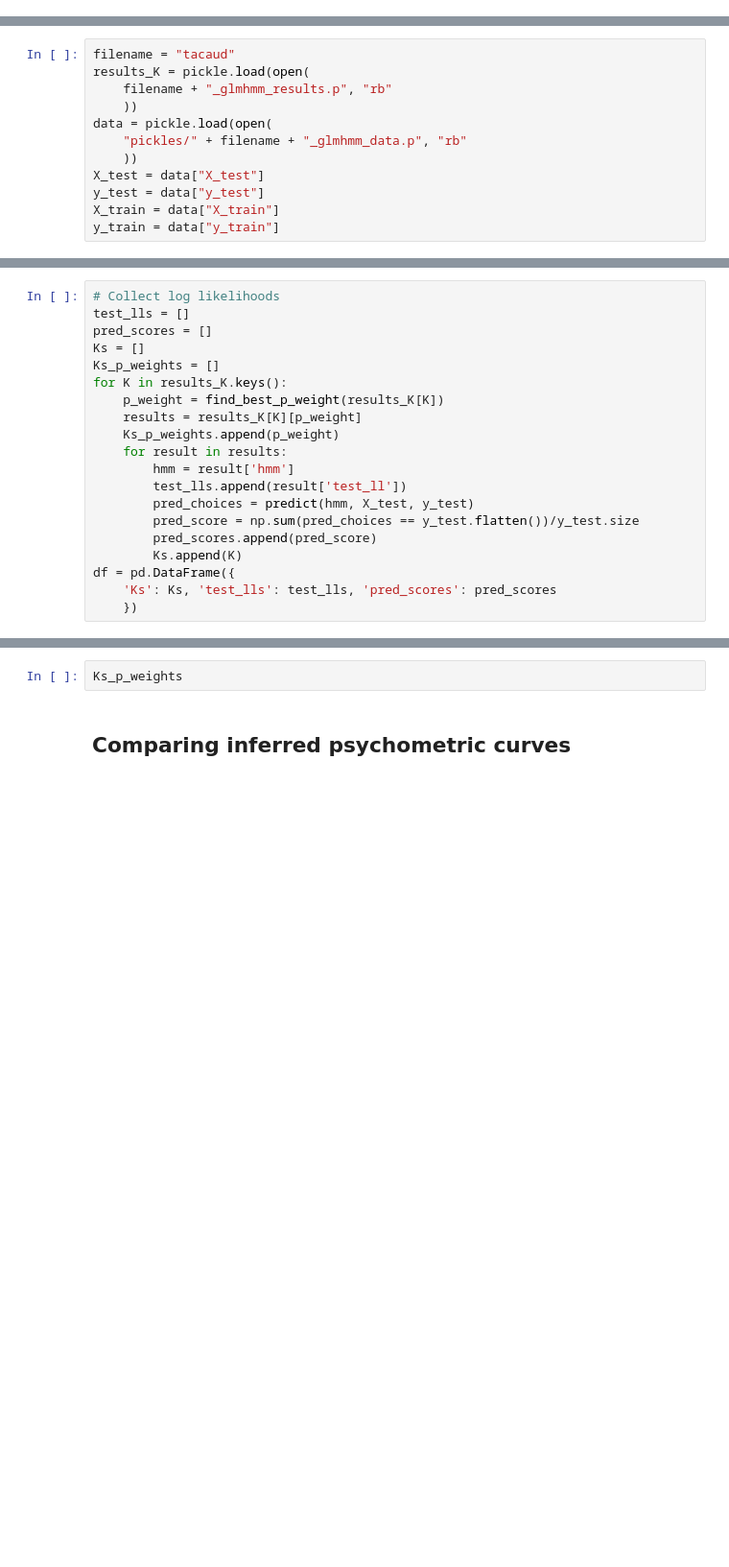
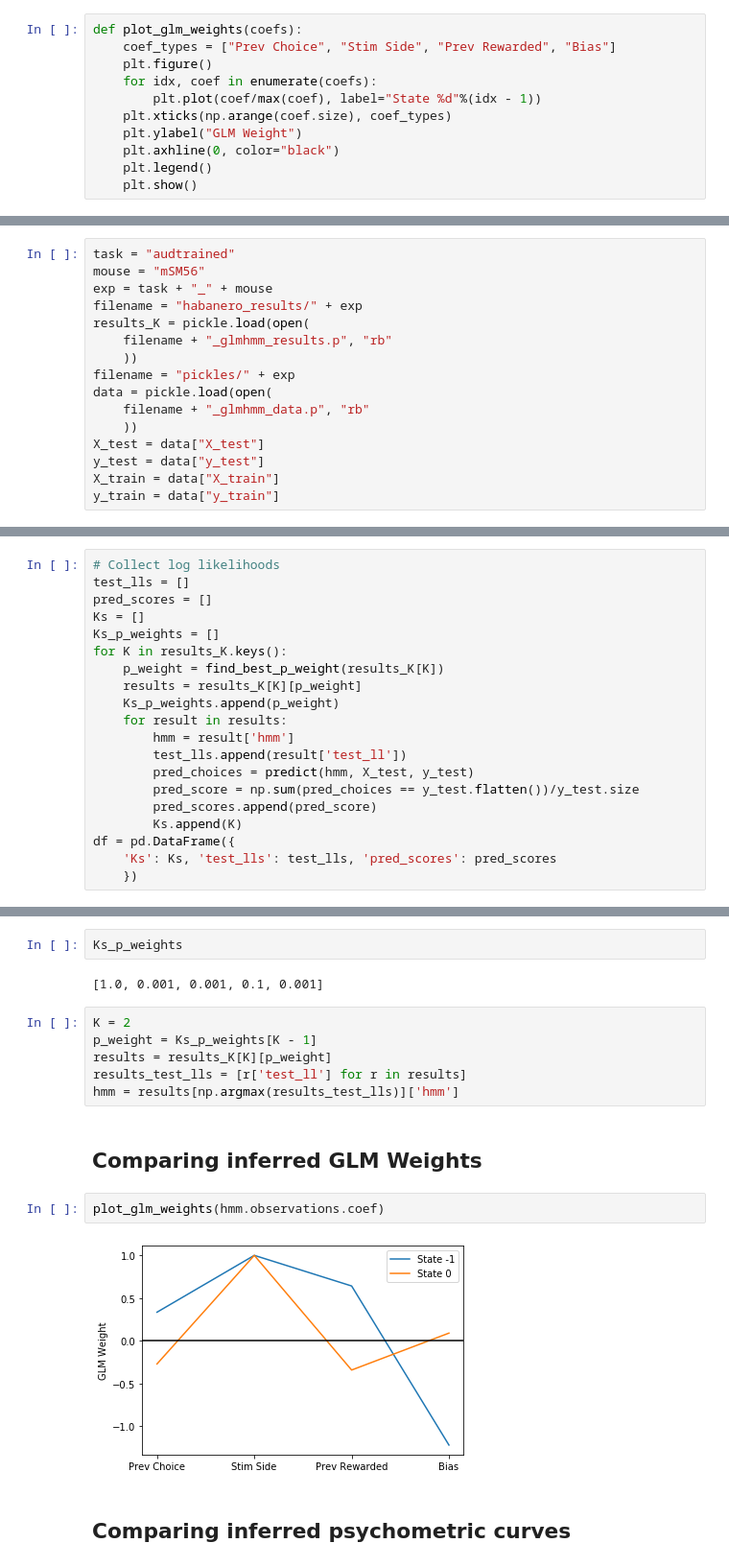
Before and after one commit to chingf/glm-hmm, a Jupyter notebook: 2019-11-24-glmhmm.ipynb, the cells around one changed output, grey strips where cells are left out. Shown at 96% size. Saved outputs shown, nothing was run; the diff lists cells and outputs as text; blank space fills up the shorter version.

```diff
--- a/2019-11-24-glmhmm.ipynb
+++ b/2019-11-24-glmhmm.ipynb
@@ -104,0 +36,11 @@ def plot_psychometric_coefs(coefs):
+# %%
+def plot_glm_weights(coefs):
+    coef_types = ["Prev Choice", "Stim Side", "Prev Rewarded", "Bias"]
+    plt.figure()
+    for idx, coef in enumerate(coefs):
+        plt.plot(coef/max(coef), label="State %d"%(idx - 1))
+    plt.xticks(np.arange(coef.size), coef_types)
+    plt.ylabel("GLM Weight")
+    plt.axhline(0, color="black")
+    plt.legend()
+    plt.show()
@@ -120,12 +104,16 @@ def find_best_p_weight(results):
             best_score = score
     return best_p_weight
 # %%
-filename = "tacaud"
+task = "audtrained"
+mouse = "mSM56"
+exp = task + "_" + mouse
+filename = "habanero_results/" + exp
 results_K = pickle.load(open(
     filename + "_glmhmm_results.p", "rb"
     ))
+filename = "pickles/" + exp
 data = pickle.load(open(
-    "pickles/" + filename + "_glmhmm_data.p", "rb"
+    filename + "_glmhmm_data.p", "rb"
     ))
 X_test = data["X_test"]
 y_test = data["y_test"]
@@ -173,4 +165,18 @@ plt.show()
 # %%
 Ks_p_weights
+# %% [output]
+[1.0, 0.001, 0.001, 0.1, 0.001]
+# %%
+K = 2
+p_weight = Ks_p_weights[K - 1]
+results = results_K[K][p_weight]
+results_test_lls = [r['test_ll'] for r in results]
+hmm = results[np.argmax(results_test_lls)]['hmm']
+# %% [markdown]
+## Comparing inferred GLM Weights
+# %%
+plot_glm_weights(hmm.observations.coef)
+# %% [output]
+[figure, added]
 # %% [markdown]
 ## Comparing inferred psychometric curves
```
Also changed, not shown: parts of 11 cells of this notebook, 3 other files.
